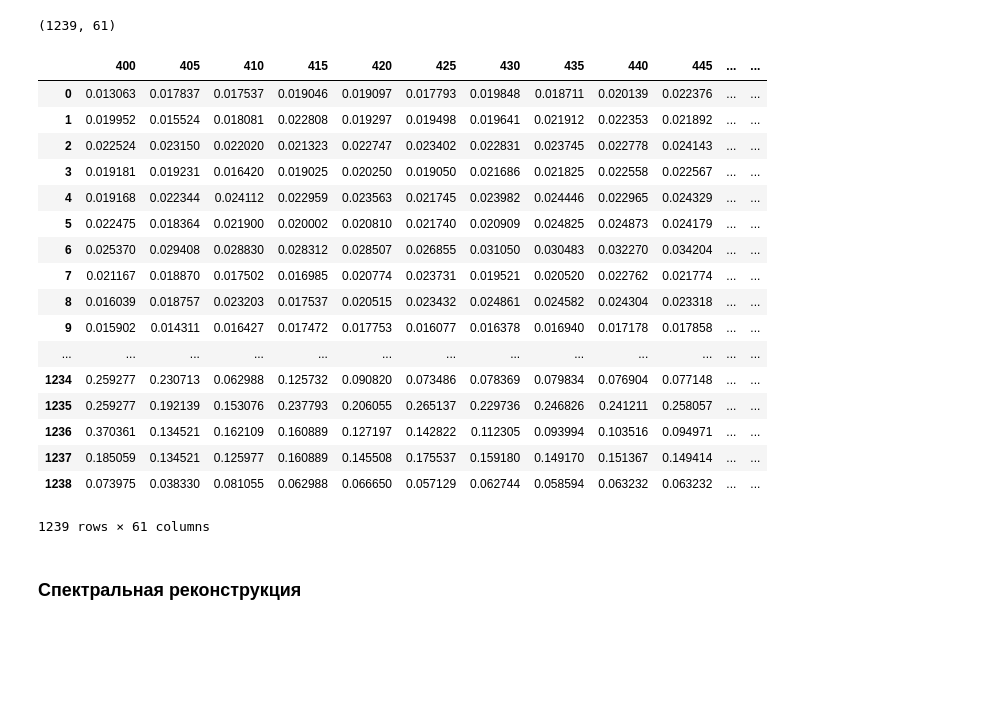
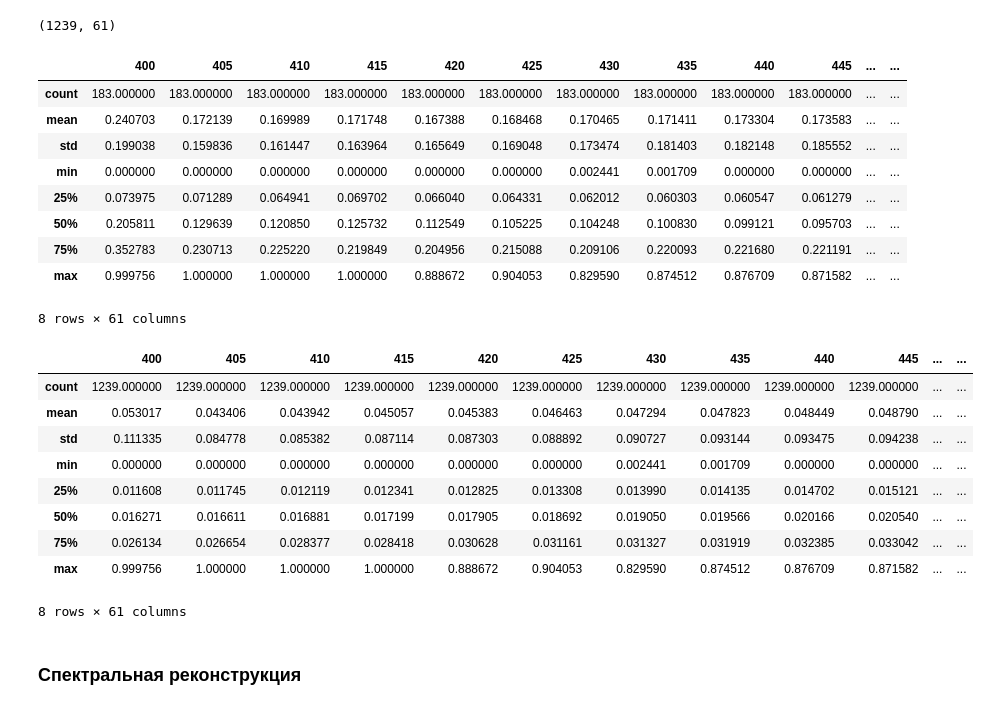
Before and after one commit to Slava1688/iitp-color, a Jupyter notebook: Autumn/Following by Cao.ipynb, the cells around one changed output. Saved outputs shown, nothing was run; the diff lists cells and outputs as text; code cells hidden in the pictures; blank space fills up the shorter version.

```diff
--- a/Autumn/Following by Cao.ipynb
+++ b/Autumn/Following by Cao.ipynb
@@ -333,27 +333,32 @@ NCS_forest_reflect.shape
 (1239, 61)
 # %%
 NCS_forest_reflect.index = np.arange(0, NCS_forest_reflect.shape[0])
+# %%
+natural_reflect.describe()
+# %% [output]
+|  | 400 | 405 | 410 | 415 | 420 | 425 | 430 | 435 | 440 | 445 | ... | ... |
+| count | 183.000000 | 183.000000 | 183.000000 | 183.000000 | 183.000000 | 183.000000 | 183.000000 | 183.000000 | 183.000000 | 183.000000 | ... | ... |
+| mean | 0.240703 | 0.172139 | 0.169989 | 0.171748 | 0.167388 | 0.168468 | 0.170465 | 0.171411 | 0.173304 | 0.173583 | ... | ... |
+| std | 0.199038 | 0.159836 | 0.161447 | 0.163964 | 0.165649 | 0.169048 | 0.173474 | 0.181403 | 0.182148 | 0.185552 | ... | ... |
+| min | 0.000000 | 0.000000 | 0.000000 | 0.000000 | 0.000000 | 0.000000 | 0.002441 | 0.001709 | 0.000000 | 0.000000 | ... | ... |
+| 25% | 0.073975 | 0.071289 | 0.064941 | 0.069702 | 0.066040 | 0.064331 | 0.062012 | 0.060303 | 0.060547 | 0.061279 | ... | ... |
+| 50% | 0.205811 | 0.129639 | 0.120850 | 0.125732 | 0.112549 | 0.105225 | 0.104248 | 0.100830 | 0.099121 | 0.095703 | ... | ... |
+| 75% | 0.352783 | 0.230713 | 0.225220 | 0.219849 | 0.204956 | 0.215088 | 0.209106 | 0.220093 | 0.221680 | 0.221191 | ... | ... |
+| max | 0.999756 | 1.000000 | 1.000000 | 1.000000 | 0.888672 | 0.904053 | 0.829590 | 0.874512 | 0.876709 | 0.871582 | ... | ... |
+8 rows × 61 columns
 # %%
-NCS_forest_reflect
+NCS_forest_reflect.describe()
 # %% [output]
 |  | 400 | 405 | 410 | 415 | 420 | 425 | 430 | 435 | 440 | 445 | ... | ... |
-| 0 | 0.013063 | 0.017837 | 0.017537 | 0.019046 | 0.019097 | 0.017793 | 0.019848 | 0.018711 | 0.020139 | 0.022376 | ... | ... |
-| 1 | 0.019952 | 0.015524 | 0.018081 | 0.022808 | 0.019297 | 0.019498 | 0.019641 | 0.021912 | 0.022353 | 0.021892 | ... | ... |
-| 2 | 0.022524 | 0.023150 | 0.022020 | 0.021323 | 0.022747 | 0.023402 | 0.022831 | 0.023745 | 0.022778 | 0.024143 | ... | ... |
-| 3 | 0.019181 | 0.019231 | 0.016420 | 0.019025 | 0.020250 | 0.019050 | 0.021686 | 0.021825 | 0.022558 | 0.022567 | ... | ... |
-| 4 | 0.019168 | 0.022344 | 0.024112 | 0.022959 | 0.023563 | 0.021745 | 0.023982 | 0.024446 | 0.022965 | 0.024329 | ... | ... |
-| 5 | 0.022475 | 0.018364 | 0.021900 | 0.020002 | 0.020810 | 0.021740 | 0.020909 | 0.024825 | 0.024873 | 0.024179 | ... | ... |
-| 6 | 0.025370 | 0.029408 | 0.028830 | 0.028312 | 0.028507 | 0.026855 | 0.031050 | 0.030483 | 0.032270 | 0.034204 | ... | ... |
-| 7 | 0.021167 | 0.018870 | 0.017502 | 0.016985 | 0.020774 | 0.023731 | 0.019521 | 0.020520 | 0.022762 | 0.021774 | ... | ... |
-| 8 | 0.016039 | 0.018757 | 0.023203 | 0.017537 | 0.020515 | 0.023432 | 0.024861 | 0.024582 | 0.024304 | 0.023318 | ... | ... |
-| 9 | 0.015902 | 0.014311 | 0.016427 | 0.017472 | 0.017753 | 0.016077 | 0.016378 | 0.016940 | 0.017178 | 0.017858 | ... | ... |
-| ... | ... | ... | ... | ... | ... | ... | ... | ... | ... | ... | ... | ... |
-| 1234 | 0.259277 | 0.230713 | 0.062988 | 0.125732 | 0.090820 | 0.073486 | 0.078369 | 0.079834 | 0.076904 | 0.077148 | ... | ... |
-| 1235 | 0.259277 | 0.192139 | 0.153076 | 0.237793 | 0.206055 | 0.265137 | 0.229736 | 0.246826 | 0.241211 | 0.258057 | ... | ... |
-| 1236 | 0.370361 | 0.134521 | 0.162109 | 0.160889 | 0.127197 | 0.142822 | 0.112305 | 0.093994 | 0.103516 | 0.094971 | ... | ... |
-| 1237 | 0.185059 | 0.134521 | 0.125977 | 0.160889 | 0.145508 | 0.175537 | 0.159180 | 0.149170 | 0.151367 | 0.149414 | ... | ... |
-| 1238 | 0.073975 | 0.038330 | 0.081055 | 0.062988 | 0.066650 | 0.057129 | 0.062744 | 0.058594 | 0.063232 | 0.063232 | ... | ... |
+| count | 1239.000000 | 1239.000000 | 1239.000000 | 1239.000000 | 1239.000000 | 1239.000000 | 1239.000000 | 1239.000000 | 1239.000000 | 1239.000000 | ... | ... |
+| mean | 0.053017 | 0.043406 | 0.043942 | 0.045057 | 0.045383 | 0.046463 | 0.047294 | 0.047823 | 0.048449 | 0.048790 | ... | ... |
+| std | 0.111335 | 0.084778 | 0.085382 | 0.087114 | 0.087303 | 0.088892 | 0.090727 | 0.093144 | 0.093475 | 0.094238 | ... | ... |
+| min | 0.000000 | 0.000000 | 0.000000 | 0.000000 | 0.000000 | 0.000000 | 0.002441 | 0.001709 | 0.000000 | 0.000000 | ... | ... |
+| 25% | 0.011608 | 0.011745 | 0.012119 | 0.012341 | 0.012825 | 0.013308 | 0.013990 | 0.014135 | 0.014702 | 0.015121 | ... | ... |
+| 50% | 0.016271 | 0.016611 | 0.016881 | 0.017199 | 0.017905 | 0.018692 | 0.019050 | 0.019566 | 0.020166 | 0.020540 | ... | ... |
+| 75% | 0.026134 | 0.026654 | 0.028377 | 0.028418 | 0.030628 | 0.031161 | 0.031327 | 0.031919 | 0.032385 | 0.033042 | ... | ... |
+| max | 0.999756 | 1.000000 | 1.000000 | 1.000000 | 0.888672 | 0.904053 | 0.829590 | 0.874512 | 0.876709 | 0.871582 | ... | ... |
-1239 rows × 61 columns
+8 rows × 61 columns
 # %%
 NCS_forest_reflect_WF1 = NCS_forest_reflect @ WF_1_matrix
 NCS_forest_reflect_WF2 = NCS_forest_reflect @ WF_2_matrix
```
Also changed, not shown: parts of 4 cells of this notebook.
